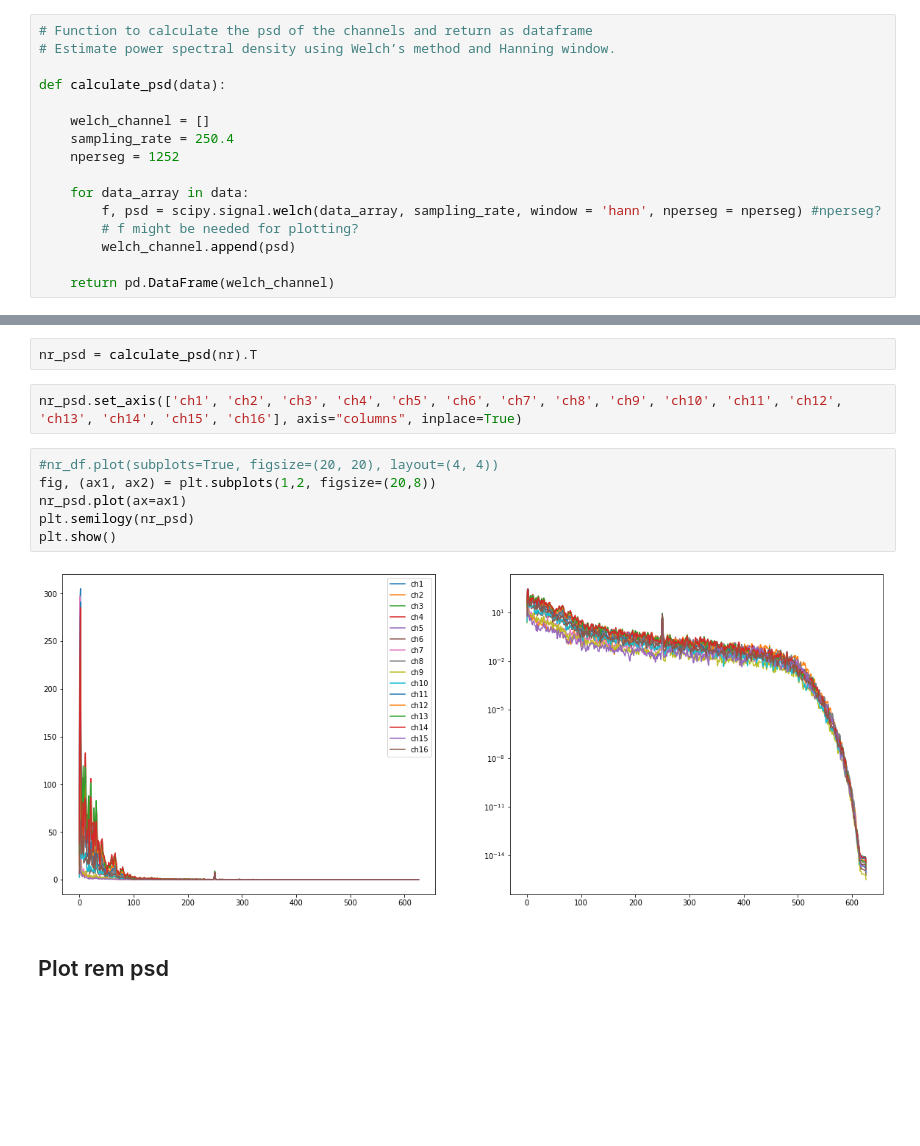
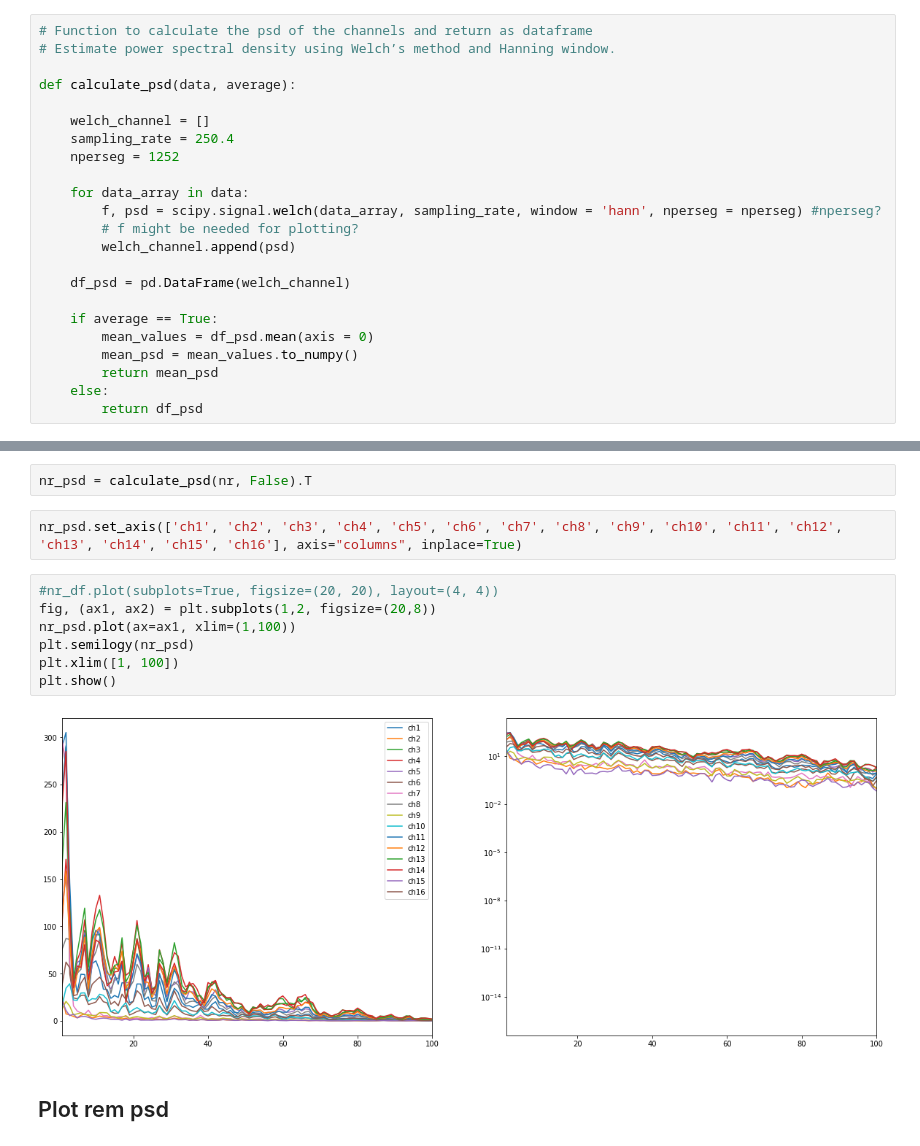
Before and after one commit to GokceUzun/BEng-Project, a Jupyter notebook: Power.ipynb, the cells around one changed output, grey strips where cells are left out. Cells and saved outputs as stored; diff of their text form; blank space fills up the shorter version.

```diff
--- a/Power.ipynb
+++ b/Power.ipynb
@@ -22,7 +22,7 @@ os.listdir()
 # Function to calculate the psd of the channels and return as dataframe
 # Estimate power spectral density using Welch’s method and Hanning window.
 
-def calculate_psd(data):
+def calculate_psd(data, average):
 
     welch_channel = []
     sampling_rate = 250.4
@@ -33,7 +33,14 @@ def calculate_psd(data):
         # f might be needed for plotting?
         welch_channel.append(psd)
 
-    return pd.DataFrame(welch_channel)
+    df_psd = pd.DataFrame(welch_channel)
+
+    if average == True:
+        mean_values = df_psd.mean(axis = 0)
+        mean_psd = mean_values.to_numpy()
+        return mean_psd
+    else:
+        return df_psd
 # %%
 filtered_data = np.load('filtered_TAINI_1047_S7098-D2-2021_07_01-0000.npy') # already sliced btw
 br_1_7098 = pd.read_pickle('brain_states_1_S7098.pkl')
@@ -98,17 +106,18 @@ nonrem_time_start = int(nonrem.start_epoch[5] * 250.4)
 nonrem_time_end = int(nonrem.end_epoch[9] * 250.4)
 nr = filtered_data[:, nonrem_time_start:nonrem_time_end] # # Taking 5 consecutive non-rem epochs
 # %%
-nr_psd = calculate_psd(nr).T
+nr_psd = calculate_psd(nr, False).T
 # %%
 nr_psd.set_axis(['ch1', 'ch2', 'ch3', 'ch4', 'ch5', 'ch6', 'ch7', 'ch8', 'ch9', 'ch10', 'ch11', 'ch12', 'ch13', 'ch14', 'ch15', 'ch16'], axis="columns", inplace=True)
 # %%
 #nr_df.plot(subplots=True, figsize=(20, 20), layout=(4, 4))
 fig, (ax1, ax2) = plt.subplots(1,2, figsize=(20,8))
-nr_psd.plot(ax=ax1)
+nr_psd.plot(ax=ax1, xlim=(1,100))
 plt.semilogy(nr_psd)
+plt.xlim([1, 100])
 plt.show()
 # %% [output]
-[figure, old version]
+[figure, new version]
 # %% [markdown]
 ## Plot rem psd
 # %%
```
Also changed, not shown: parts of 18 cells of this notebook.
